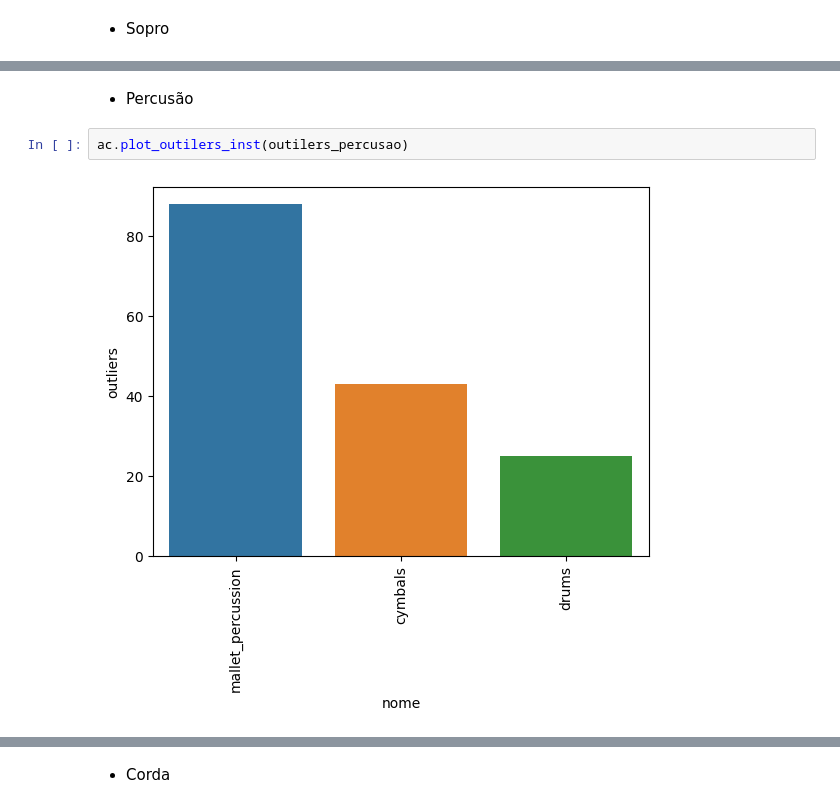
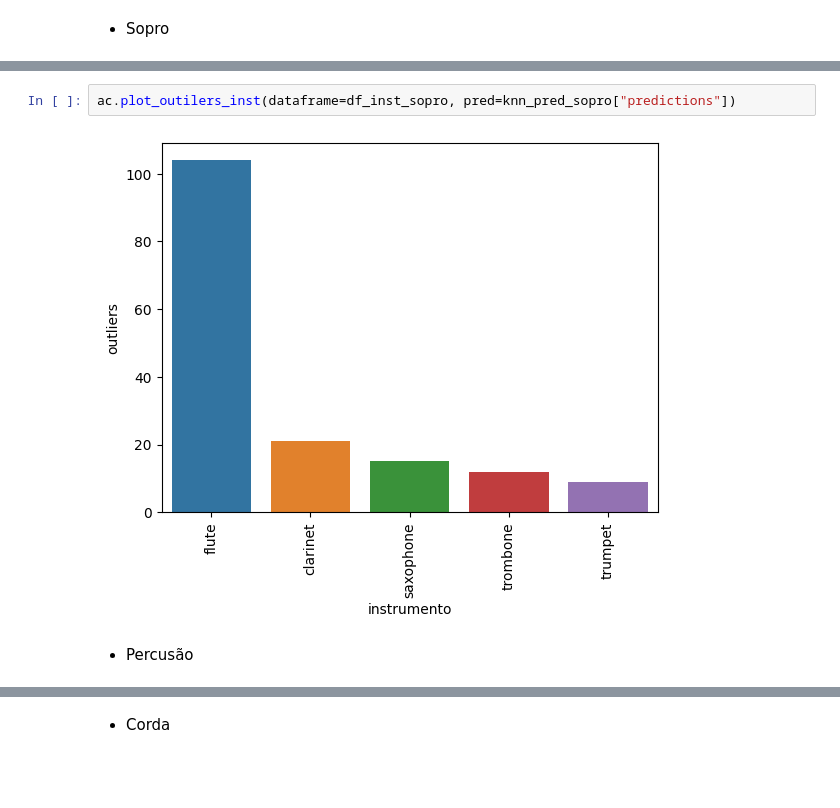
Before and after one commit to Douglas-cc/detected_instruments, a Jupyter notebook: notebooks/analise_anomalias.ipynb, the cells around one changed output, grey strips where cells are left out. Drawn from its saved outputs; the diff is of its cells as text; blank space fills up the shorter version.

```diff
--- a/notebooks/analise_anomalias.ipynb
+++ b/notebooks/analise_anomalias.ipynb
@@ -234,6 +201,6 @@ ac.plot_outilers_inst(outilers_sopro)
+# %%
+ac.plot_outilers_inst(dataframe=df_inst_sopro, pred=knn_pred_sopro["predictions"])
+# %% [output]
+[figure, added]
 # %% [markdown]
 - Percusão
-# %%
-ac.plot_outilers_inst(outilers_percusao)
-# %% [output]
-[figure, removed]
```
Also changed, not shown: parts of 26 cells of this notebook, 7 other files.
